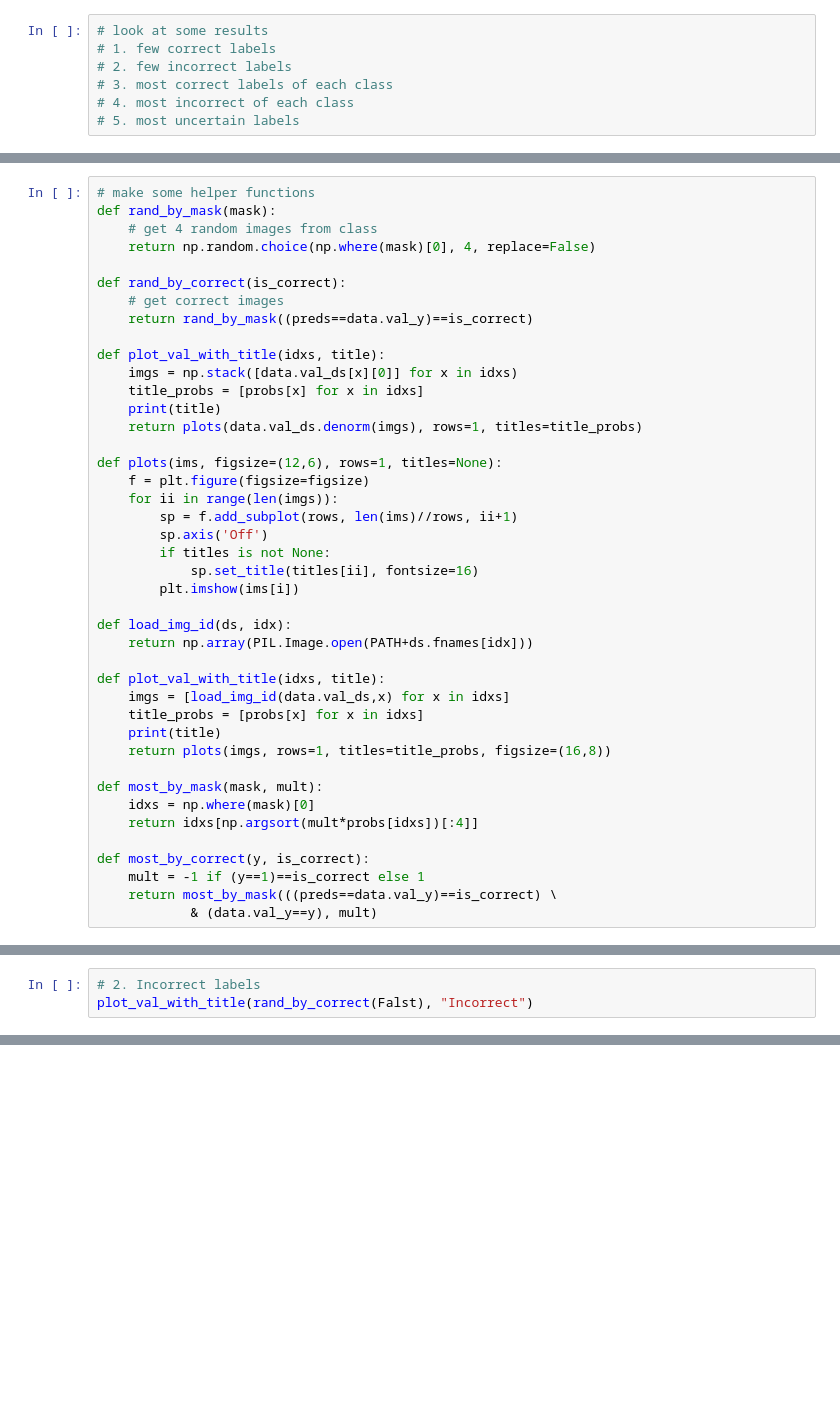
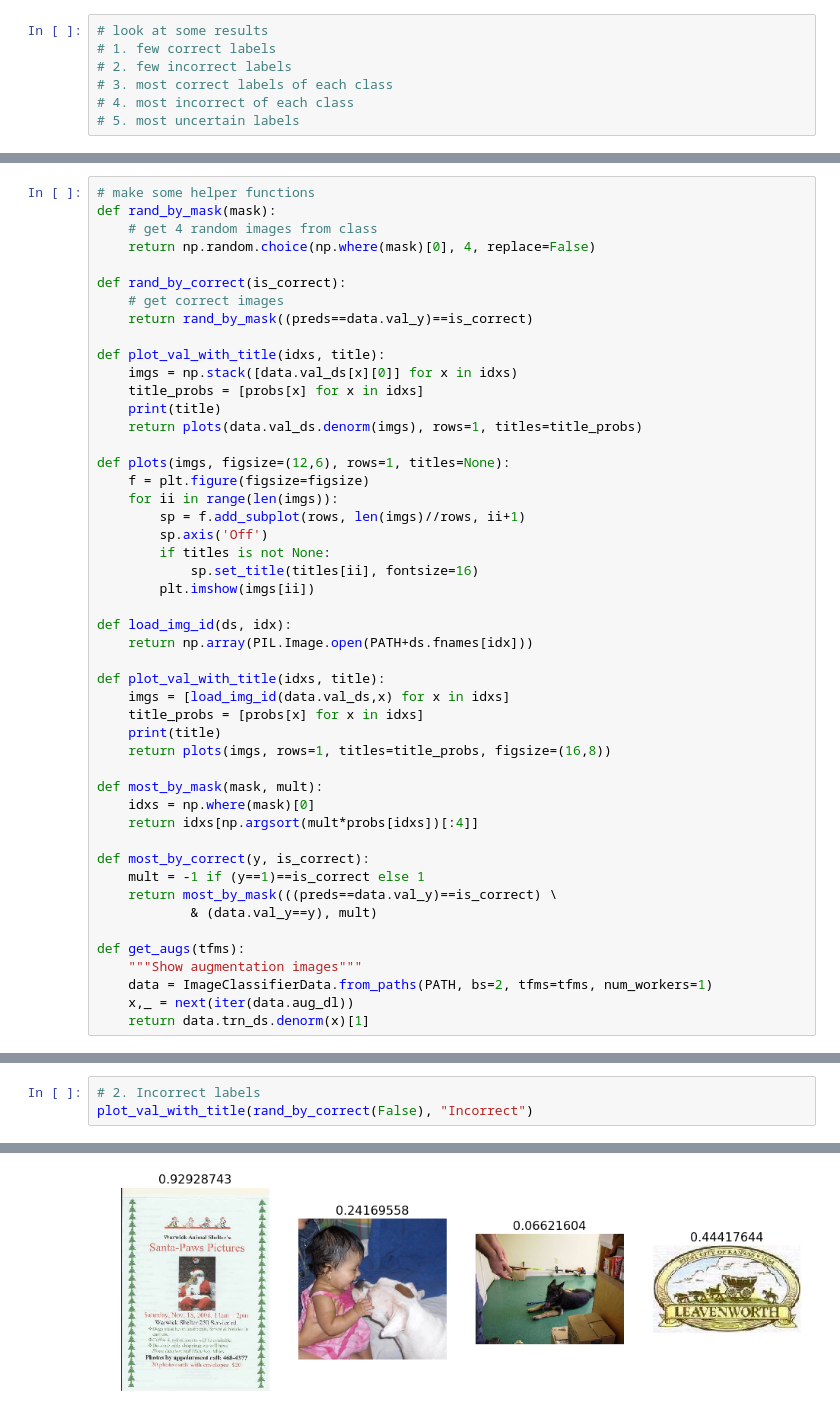
Before and after one commit to cthissen/fastai, a Jupyter notebook: courses/dl1/lesson1_redux.ipynb, the cells around one changed output, grey strips where cells are left out. Saved outputs shown, nothing was run; the diff lists cells and outputs as text; blank space fills up the shorter version.

```diff
--- a/courses/dl1/lesson1_redux.ipynb
+++ b/courses/dl1/lesson1_redux.ipynb
@@ -69,14 +111,14 @@ def plot_val_with_title(idxs, title):
     print(title)
     return plots(data.val_ds.denorm(imgs), rows=1, titles=title_probs)
 
-def plots(ims, figsize=(12,6), rows=1, titles=None):
+def plots(imgs, figsize=(12,6), rows=1, titles=None):
     f = plt.figure(figsize=figsize)
     for ii in range(len(imgs)):
-        sp = f.add_subplot(rows, len(ims)//rows, ii+1)
+        sp = f.add_subplot(rows, len(imgs)//rows, ii+1)
         sp.axis('Off')
         if titles is not None:
             sp.set_title(titles[ii], fontsize=16)
-        plt.imshow(ims[i])
+        plt.imshow(imgs[ii])
 
 def load_img_id(ds, idx):
     return np.array(PIL.Image.open(PATH+ds.fnames[idx]))
@@ -95,6 +137,12 @@ def most_by_correct(y, is_correct):
     mult = -1 if (y==1)==is_correct else 1
     return most_by_mask(((preds==data.val_y)==is_correct) \
             & (data.val_y==y), mult)
+
+def get_augs(tfms):
+    """Show augmentation images"""
+    data = ImageClassifierData.from_paths(PATH, bs=2, tfms=tfms, num_workers=1)
+    x,_ = next(iter(data.aug_dl))
+    return data.trn_ds.denorm(x)[1]
 # %%
 # 1. A few correct labels
 plot_val_with_title(rand_by_correct(True), "Correct")
@@ -101,3 +152,4 @@ plot_val_with_title(rand_by_correct(True), "Correct")
 # %%
 # 2. Incorrect labels
-plot_val_with_title(rand_by_correct(Falst), "Incorrect")
+plot_val_with_title(rand_by_correct(False), "Incorrect")
+# %% [output]
@@ -104,3 +157,4 @@ plot_val_with_title(rand_by_correct(Falst), "Incorrect")
+[figure, added]
 # %%
 # 3. Most correct
 plot_val_with_title(most_by_correct(0, True), "Most correct cats")
```
Also changed, not shown: parts of 15 cells of this notebook, 1 other file.
